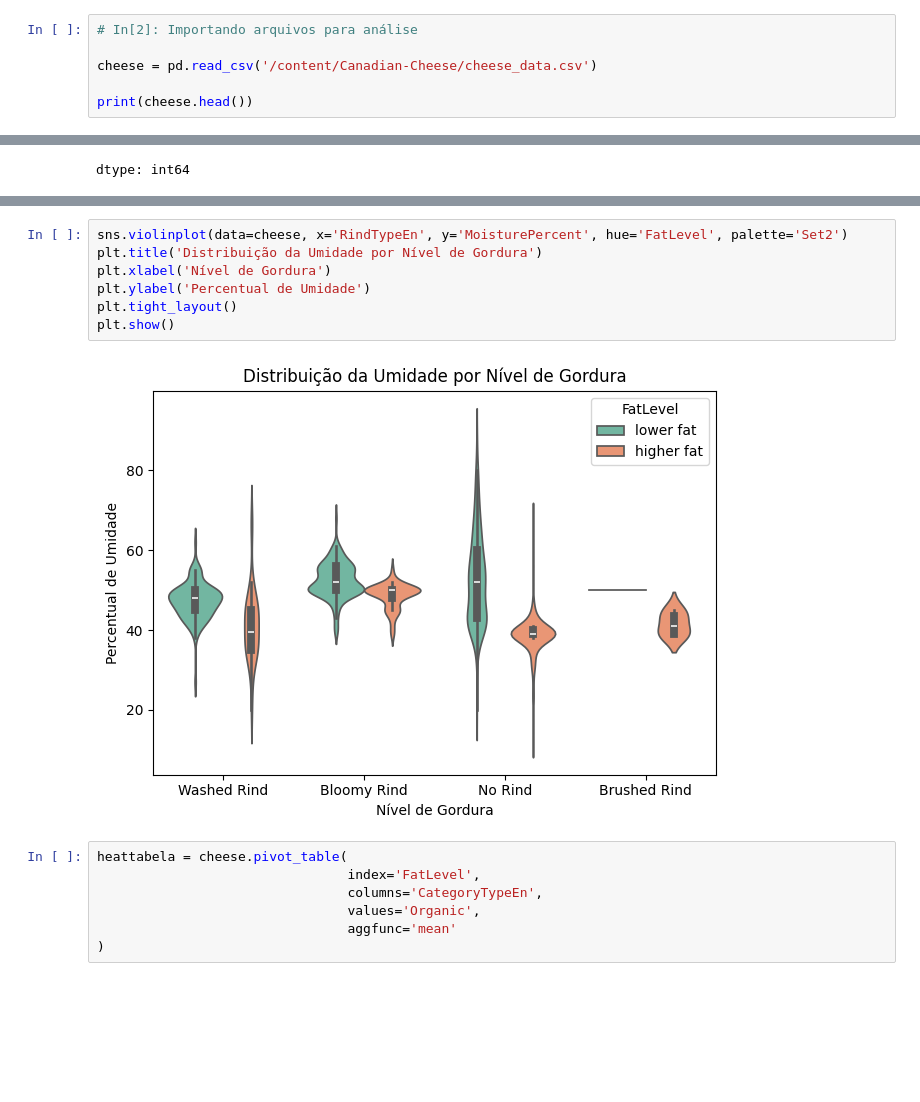
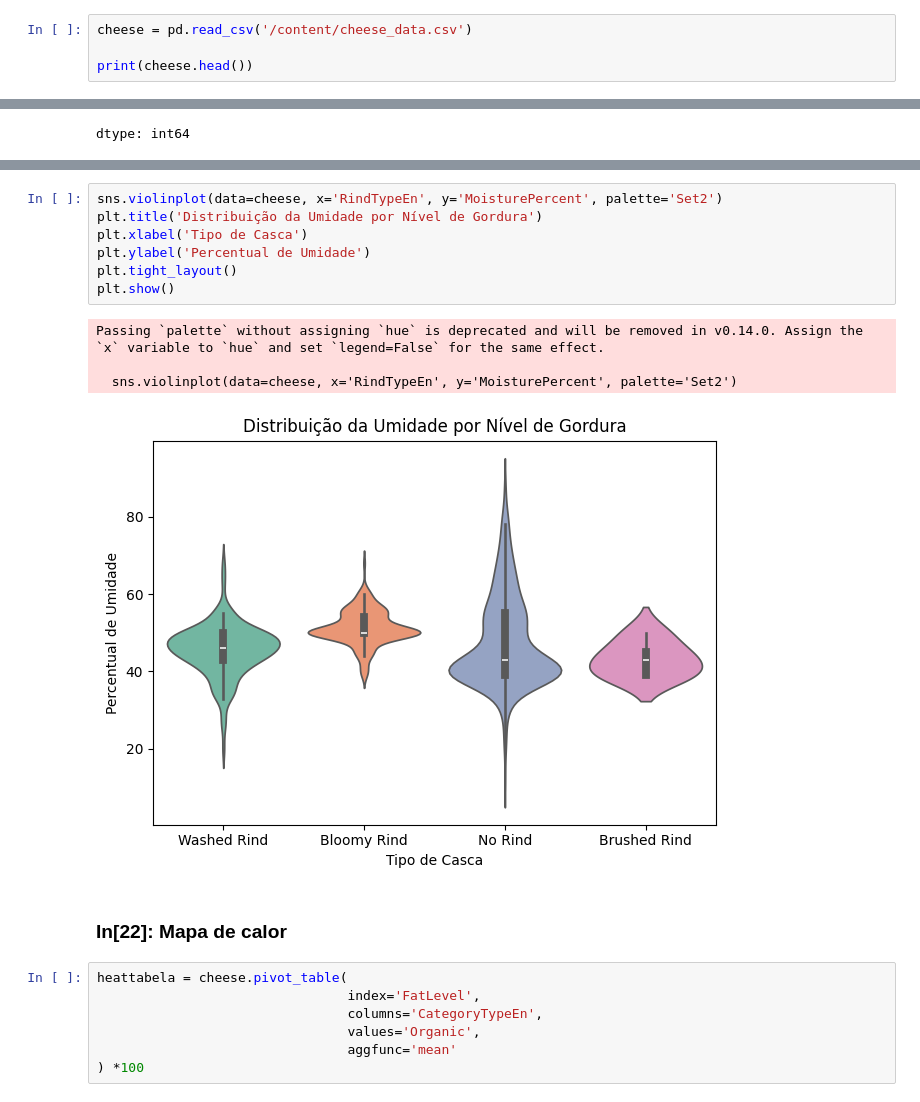
Before and after one commit to RafaelSperanca/Canadian-Cheese, a Jupyter notebook: cheese_data.ipynb, the cells around one changed output, grey strips where cells are left out. Cells and saved outputs as stored; diff of their text form; blank space fills up the shorter version.

```diff
--- a/cheese_data.ipynb
+++ b/cheese_data.ipynb
@@ -21,7 +51,5 @@ import matplotlib.pyplot as plt
 # %%
-# In[2]: Importando arquivos para análise
-
-cheese = pd.read_csv('/content/Canadian-Cheese/cheese_data.csv')
+cheese = pd.read_csv('/content/cheese_data.csv')
 
 print(cheese.head())
 # %% [output]
@@ -512,19 +563,24 @@ tabela_org
 # %%
-sns.violinplot(data=cheese, x='RindTypeEn', y='MoisturePercent', hue='FatLevel', palette='Set2')
+sns.violinplot(data=cheese, x='RindTypeEn', y='MoisturePercent', palette='Set2')
 plt.title('Distribuição da Umidade por Nível de Gordura')
-plt.xlabel('Nível de Gordura')
+plt.xlabel('Tipo de Casca')
 plt.ylabel('Percentual de Umidade')
 plt.tight_layout()
 plt.show()
 # %% [output]
+Passing `palette` without assigning `hue` is deprecated and will be removed in v0.14.0. Assign the `x` variable to `hue` and set `legend=False` for the same effect.
+
+  sns.violinplot(data=cheese, x='RindTypeEn', y='MoisturePercent', palette='Set2')
-[figure, old version]
+[figure, new version]
+# %% [markdown]
+### In[22]: Mapa de calor
 # %%
 heattabela = cheese.pivot_table(
                                 index='FatLevel',
                                 columns='CategoryTypeEn',
                                 values='Organic',
                                 aggfunc='mean'
-)
+) *100
 # %%
 heattabela
 # %% [output]
```
Also changed, not shown: parts of 66 cells of this notebook.
